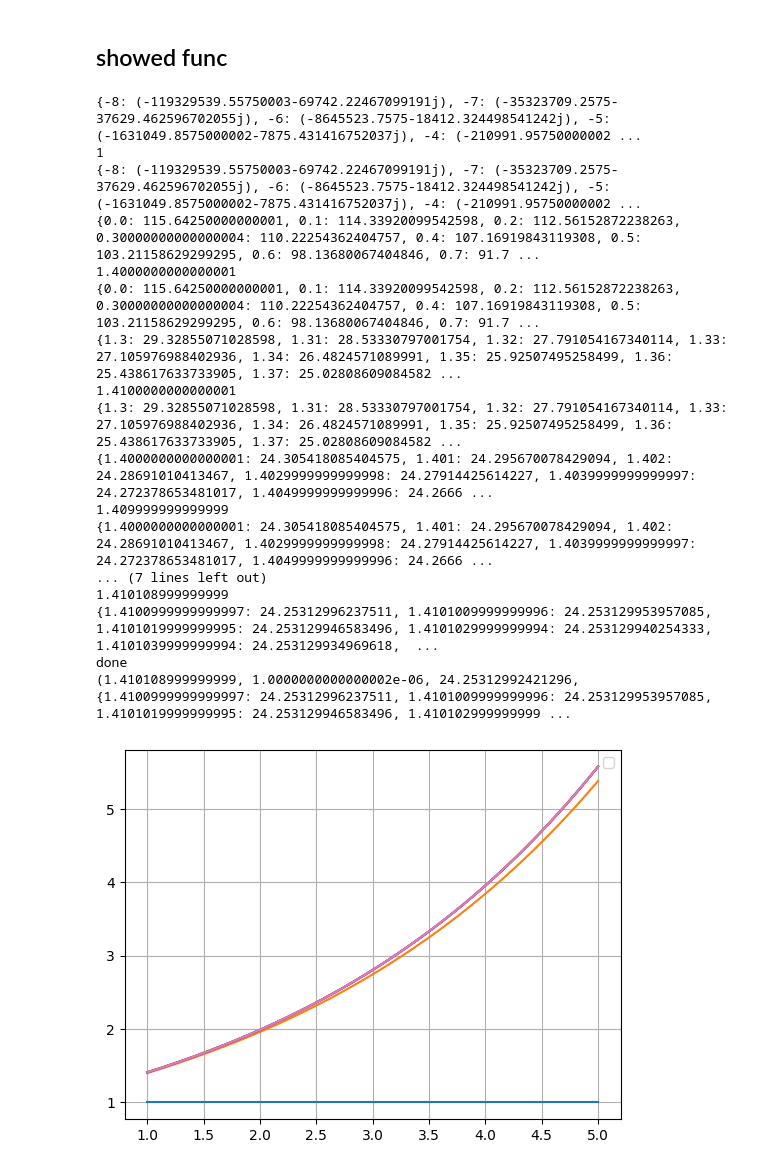
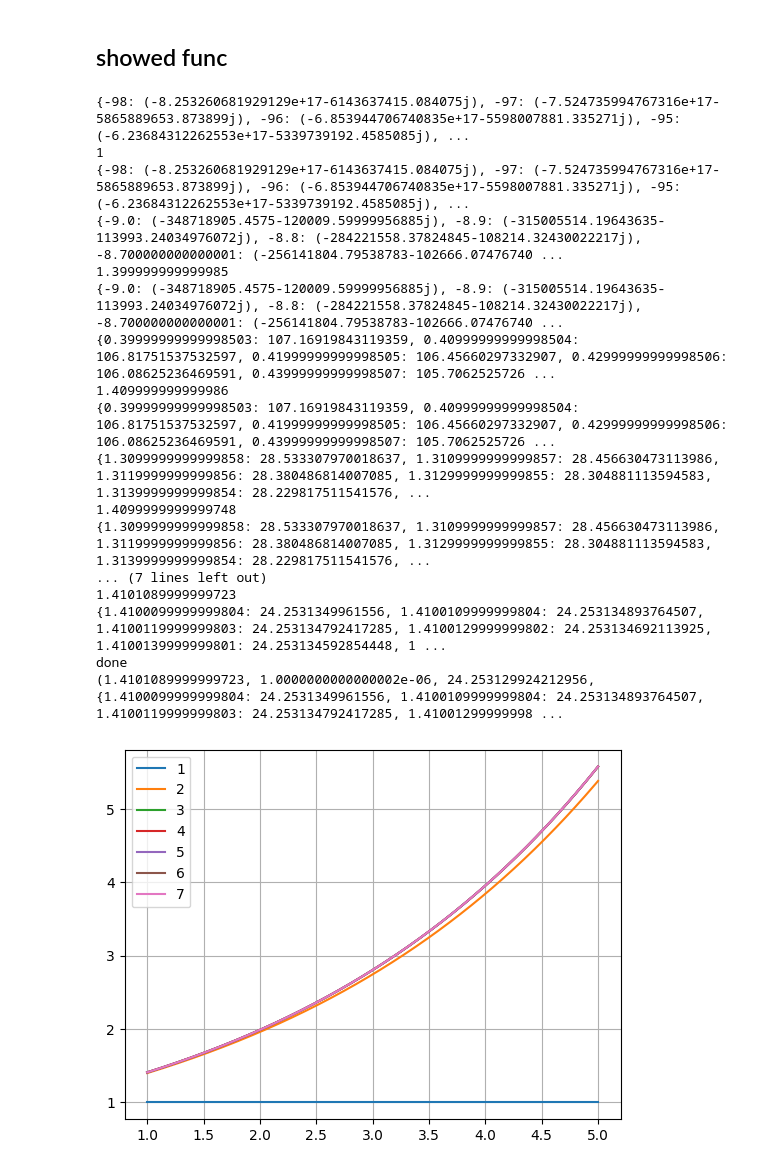
Before and after one commit to mythyskaiser/leetcode, a Jupyter notebook: introduction/chisl/chisl2.ipynb, the cells around one changed output. Drawn from its saved outputs; the diff is of its cells as text; code cells hidden in the pictures.

```diff
--- a/introduction/chisl/chisl2.ipynb
+++ b/introduction/chisl/chisl2.ipynb
@@ -16,8 +16,8 @@ def float_range(start,begin,step):
 besties = []
 
 def pow_method_lowest_squares(data, num, diviator, sigmoid):
-    start = num-10*diviator
-    end = num+10*diviator
+    start = num-100*diviator
+    end = num+100*diviator
     arr_errors = {}
     # arr_errors_str = []
     for i in float_range(start, end, diviator):
@@ -41,8 +41,10 @@ def pow_method_lowest_squares(data, num, diviator, sigmoid):
 
 print(pow_method_lowest_squares(data, 2, 1, 0.00000001))
 x = np.linspace(1,5, 1000)
+n = 1
 for i in range(len(besties)):
-    plt.plot(x, pow(x, besties[i]))
+    plt.plot(x, pow(x, besties[i]), label = n)
+    n+=1
 plt.grid(True)
 plt.legend()
 plt.show()
@@ -103,10 +105,12 @@ def pow_method_lowest_squares(data, num, diviator, sigmoid):
     diviator = diviator/10
     return pow_method_lowest_squares(data, num, diviator, sigmoid)
 
-print(pow_method_lowest_squares(data, 2, 1, 0.00000001))
+print(pow_method_lowest_squares(data, 2, 1, 0.0001))
 x = np.linspace(0,5, 100)
+n = 1
 for i in range(len(besties)):
-    plt.plot(x, x*besties[i])
+    plt.plot(x, x*besties[i], label = n)
+    n+=1
 plt.grid(True)
 plt.legend()
 plt.show()
@@ -174,9 +174,11 @@ def pow_method_lowest_squares(data, num, diviator, sigmoid):
 print(pow_method_lowest_squares(data, 2, 1, 0.00000001))
 print(besties)
 x = np.linspace(0,5, 100)
+n = 1
 for i in range(len(besties)):
     y = np.log(x) / np.log(i)
-    plt.plot(x, y)
+    plt.plot(x, y, label = n)
+    n+=1
 plt.grid(True)
 plt.legend()
 plt.show()
@@ -213,53 +215,55 @@ def float_range(start,begin,step):
 besties = []
 
 def pow_method_lowest_squares(data, num, diviator, sigmoid):
-    start = num-10*diviator
-    end = num+10*diviator
+    start = num-100*diviator
+    end = num+100*diviator
     arr_errors = {}
     # arr_errors_str = []
     for i in float_range(start, end, diviator):
         error = 0
         for j in range(len(data)):
             func = pow(i, data[j][0])
             error += pow(data[j][1]-func, 2)
         # arr_errors_str.append(f"{error} {i}")
         arr_errors.update({i:error})
     print(arr_errors)
     num = min(arr_errors, key=lambda k: abs(arr_errors[k]))
     print(num)
     error = arr_errors[num]
     besties.append(num)
     print(arr_errors)
 
     if(abs(arr_errors[num]-arr_errors[num-diviator])<sigmoid):
         print("done")
         return num, diviator, error , arr_errors
     diviator = diviator/10
     return pow_method_lowest_squares(data, num, diviator, sigmoid)
 
 print(pow_method_lowest_squares(data, 2, 1, 0.00000001))
 x = np.linspace(1,5, 1000)
+n = 1
 for i in range(len(besties)):
-    plt.plot(x, pow(besties[i], x))
+    plt.plot(x, pow(besties[i], x), label = n)
+    n+=1
 plt.grid(True)
 plt.legend()
 plt.show()
 # %% [output]
-{-8: (-119329539.55750003-69742.22467099191j), -7: (-35323709.2575-37629.462596702055j), -6: (-8645523.7575-18412.324498541242j), -5: (-1631049.8575000002-7875.431416752037j), -4: (-210991.95750000002 ...
+{-98: (-8.253260681929129e+17-6143637415.084075j), -97: (-7.524735994767316e+17-5865889653.873899j), -96: (-6.853944706740835e+17-5598007881.335271j), -95: (-6.23684312262553e+17-5339739192.4585085j), ...
 1
-{-8: (-119329539.55750003-69742.22467099191j), -7: (-35323709.2575-37629.462596702055j), -6: (-8645523.7575-18412.324498541242j), -5: (-1631049.8575000002-7875.431416752037j), -4: (-210991.95750000002 ...
-{0.0: 115.64250000000001, 0.1: 114.33920099542598, 0.2: 112.56152872238263, 0.30000000000000004: 110.22254362404757, 0.4: 107.16919843119308, 0.5: 103.21158629299295, 0.6: 98.13680067404846, 0.7: 91.7 ...
-1.4000000000000001
-{0.0: 115.64250000000001, 0.1: 114.33920099542598, 0.2: 112.56152872238263, 0.30000000000000004: 110.22254362404757, 0.4: 107.16919843119308, 0.5: 103.21158629299295, 0.6: 98.13680067404846, 0.7: 91.7 ...
-{1.3: 29.32855071028598, 1.31: 28.53330797001754, 1.32: 27.791054167340114, 1.33: 27.105976988402936, 1.34: 26.4824571089991, 1.35: 25.92507495258499, 1.36: 25.438617633733905, 1.37: 25.02808609084582 ...
-1.4100000000000001
-{1.3: 29.32855071028598, 1.31: 28.53330797001754, 1.32: 27.791054167340114, 1.33: 27.105976988402936, 1.34: 26.4824571089991, 1.35: 25.92507495258499, 1.36: 25.438617633733905, 1.37: 25.02808609084582 ...
-{1.4000000000000001: 24.305418085404575, 1.401: 24.295670078429094, 1.402: 24.28691010413467, 1.4029999999999998: 24.27914425614227, 1.4039999999999997: 24.272378653481017, 1.4049999999999996: 24.2666 ...
-1.409999999999999
-{1.4000000000000001: 24.305418085404575, 1.401: 24.295670078429094, 1.402: 24.28691010413467, 1.4029999999999998: 24.27914425614227, 1.4039999999999997: 24.272378653481017, 1.4049999999999996: 24.2666 ...
+{-98: (-8.253260681929129e+17-6143637415.084075j), -97: (-7.524735994767316e+17-5865889653.873899j), -96: (-6.853944706740835e+17-5598007881.335271j), -95: (-6.23684312262553e+17-5339739192.4585085j), ...
+{-9.0: (-348718905.4575-120009.59999956885j), -8.9: (-315005514.19643635-113993.24034976072j), -8.8: (-284221558.37824845-108214.32430022217j), -8.700000000000001: (-256141804.79538783-102666.07476740 ...
+1.399999999999985
+{-9.0: (-348718905.4575-120009.59999956885j), -8.9: (-315005514.19643635-113993.24034976072j), -8.8: (-284221558.37824845-108214.32430022217j), -8.700000000000001: (-256141804.79538783-102666.07476740 ...
+{0.39999999999998503: 107.16919843119359, 0.40999999999998504: 106.81751537532597, 0.41999999999998505: 106.45660297332907, 0.42999999999998506: 106.08625236469591, 0.43999999999998507: 105.7062525726 ...
+1.409999999999986
+{0.39999999999998503: 107.16919843119359, 0.40999999999998504: 106.81751537532597, 0.41999999999998505: 106.45660297332907, 0.42999999999998506: 106.08625236469591, 0.43999999999998507: 105.7062525726 ...
+{1.3099999999999858: 28.533307970018637, 1.3109999999999857: 28.456630473113986, 1.3119999999999856: 28.380486814007085, 1.3129999999999855: 28.304881113594583, 1.3139999999999854: 28.229817511541576, ...
+1.4099999999999748
+{1.3099999999999858: 28.533307970018637, 1.3109999999999857: 28.456630473113986, 1.3119999999999856: 28.380486814007085, 1.3129999999999855: 28.304881113594583, 1.3139999999999854: 28.229817511541576, ...
 ... (7 lines left out)
-1.410108999999999
-{1.4100999999999997: 24.25312996237511, 1.4101009999999996: 24.253129953957085, 1.4101019999999995: 24.253129946583496, 1.4101029999999994: 24.253129940254333, 1.4101039999999994: 24.253129934969618,  ...
+1.4101089999999723
+{1.4100099999999804: 24.2531349961556, 1.4100109999999804: 24.253134893764507, 1.4100119999999803: 24.253134792417285, 1.4100129999999802: 24.253134692113925, 1.4100139999999801: 24.253134592854448, 1 ...
 done
-(1.410108999999999, 1.0000000000000002e-06, 24.25312992421296, {1.4100999999999997: 24.25312996237511, 1.4101009999999996: 24.253129953957085, 1.4101019999999995: 24.253129946583496, 1.410102999999999 ...
+(1.4101089999999723, 1.0000000000000002e-06, 24.253129924212956, {1.4100099999999804: 24.2531349961556, 1.4100109999999804: 24.253134893764507, 1.4100119999999803: 24.253134792417285, 1.41001299999998 ...
-[figure, old version]
+[figure, new version]
```
Also changed, not shown: parts of 3 cells of this notebook.
